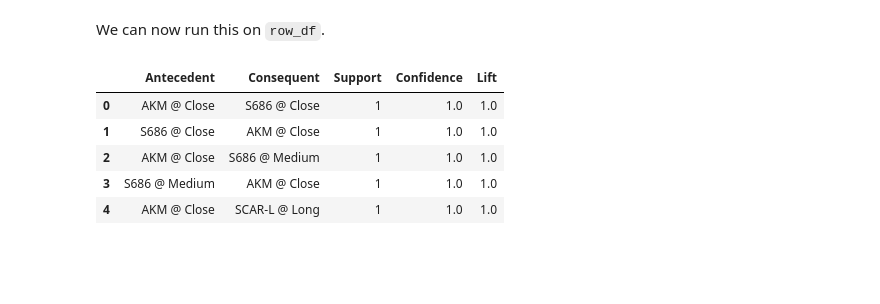
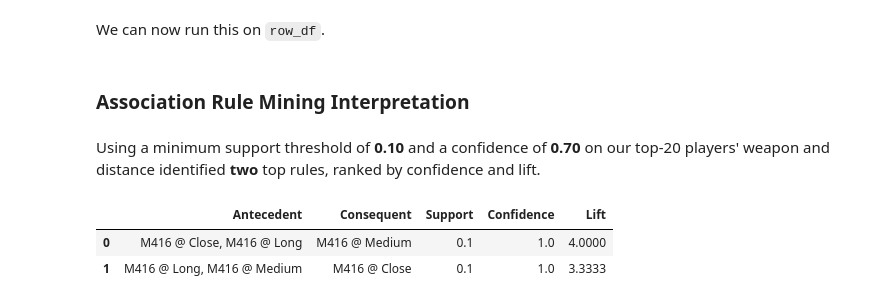
Before and after one commit to Shoofy32/CSMODEL, a Jupyter notebook: CSMODEL.ipynb, the cells around one changed output. Drawn from its saved outputs; the diff is of its cells as text; code cells hidden in the pictures; blank space fills up the shorter version.

```diff
--- a/CSMODEL.ipynb
+++ b/CSMODEL.ipynb
@@ -699,7 +699,7 @@ After One-Hot Encoding, the resulting DataFrame `row_df` can now be used to perf
 First, we must define a function to calculate the support of an itemset. Since `row_df` is one-hot encoded, we can check if a player used a given set of weapons by verifying that all corresponding columns equal 1 for that row.
 # %%
 def get_support(data, itemset):
-    return data[itemset].all(axis=1).sum()
+    return data[itemset].all(axis=1).mean()
 # %% [markdown]
 Next, we define a function to merge itemsets to check which weapons are used together.
 # %%
@@ -786,7 +786,7 @@ def get_lift(data, rule):
 # %% [markdown]
 Finally, we can tie all of this together in `get_association_rules`. This mines all frequent weapon combinations from `row_df`, generates every possible rule, and filter down rules based on our confidence level.
 # %%
-def get_association_rules(data, support_t=0.20, confidence_t=0.60):
+def get_association_rules(data, support_t=0.1, confidence_t=0.7):
     frequent_itemsets = get_frequent_itemsets(data, support_t)
     association_rules = []
 
@@ -819,13 +819,14 @@ def get_association_rules(data, support_t=0.20, confidence_t=0.60):
 # %% [markdown]
 We can now run this on `row_df`.
 # %%
-rules = get_association_rules(row_df, support_t=0.2, confidence_t=0.7)
-
-rules.head()
+rules = get_association_rules(row_df, support_t=0.1, confidence_t=0.7)
-# %% [output]
-|  | Antecedent | Consequent | Support | Confidence | Lift |
-| 0 | AKM @ Close | S686 @ Close | 1 | 1.0 | 1.0 |
-| 1 | S686 @ Close | AKM @ Close | 1 | 1.0 | 1.0 |
-| 2 | AKM @ Close | S686 @ Medium | 1 | 1.0 | 1.0 |
-| 3 | S686 @ Medium | AKM @ Close | 1 | 1.0 | 1.0 |
-| 4 | AKM @ Close | SCAR-L @ Long | 1 | 1.0 | 1.0 |
+# %% [markdown]
+### Association Rule Mining Interpretation
+# %% [markdown]
+Using a minimum support threshold of **0.10** and a confidence of **0.70** on our top-20 players' weapon and distance identified **two** top rules, ranked by confidence and lift.
+# %%
+rules
+# %% [output]
+|  | Antecedent | Consequent | Support | Confidence | Lift |
+| 0 | M416 @ Close, M416 @ Long | M416 @ Medium | 0.1 | 1.0 | 4.0000 |
+| 1 | M416 @ Long, M416 @ Medium | M416 @ Close | 0.1 | 1.0 | 3.3333 |
```
Also changed, not shown: parts of 1 cell of this notebook.
